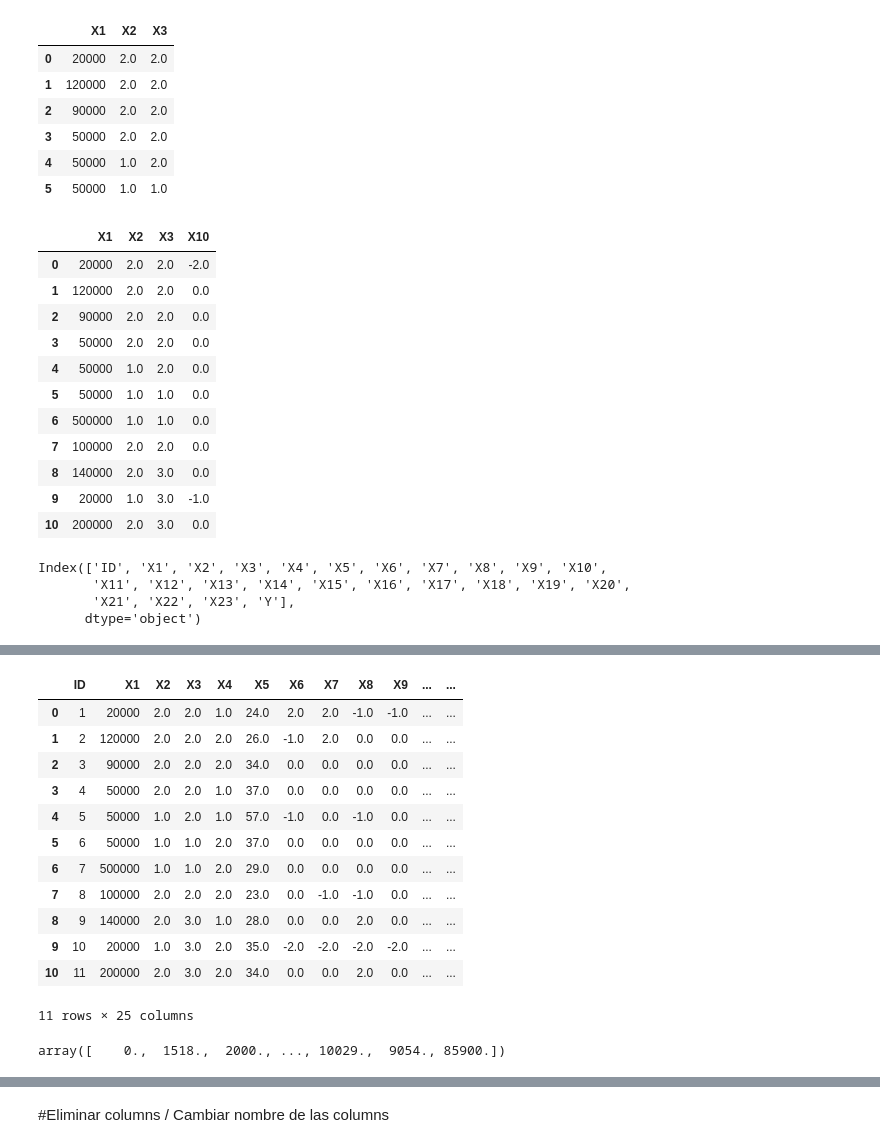
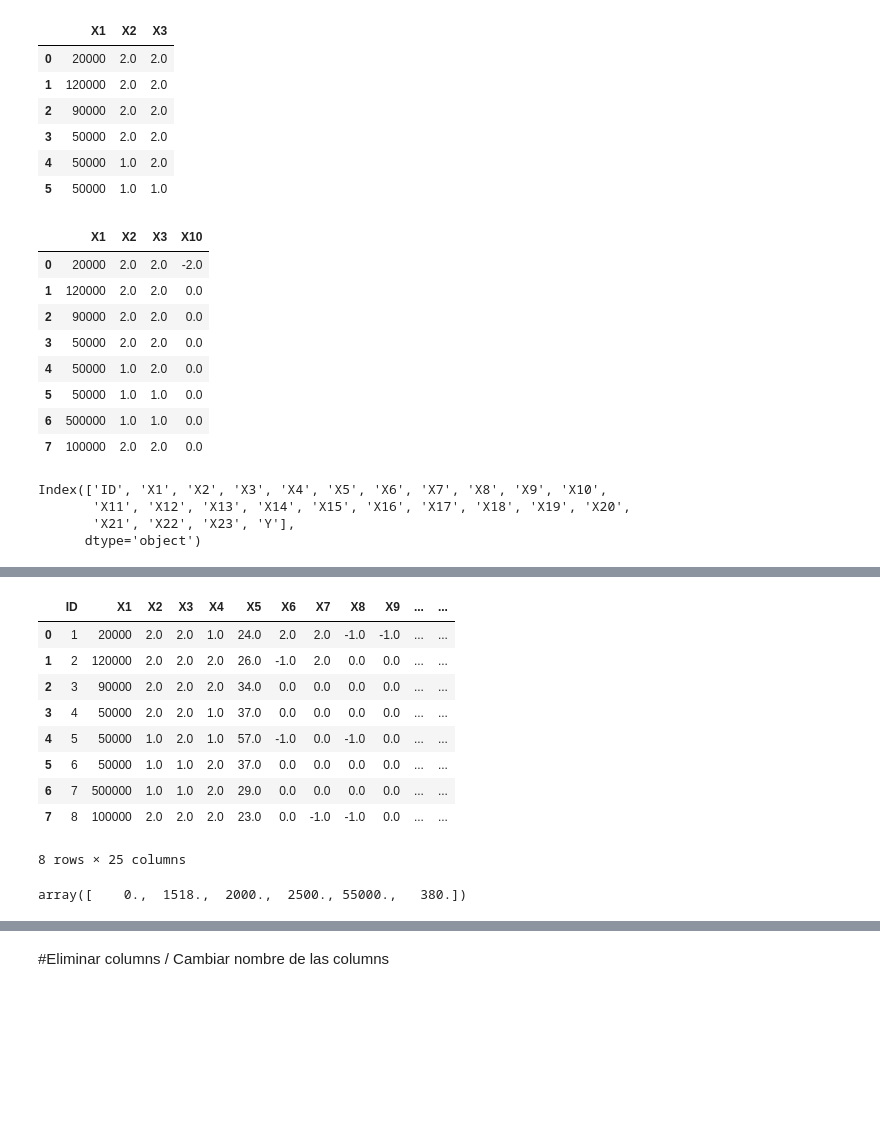
Before and after one commit to PosgradoMNA/actividades-del-projecto-equipo_98, a Jupyter notebook: Actividad3_Semana3.ipynb, the cells around one changed output, grey strips where cells are left out. Saved outputs shown, nothing was run; the diff lists cells and outputs as text; code cells hidden in the pictures; blank space fills up the shorter version.

```diff
--- a/Actividad3_Semana3.ipynb
+++ b/Actividad3_Semana3.ipynb
@@ -58,3 +58,6 @@ df
 | 29998 | 29999 | 80000 | 1.0 | 3.0 | 1.0 | 41.0 | 1.0 | -1.0 | 0.0 | 0.0 | ... | ... |
 | 29999 | 30000 | 50000 | 1.0 | 2.0 | 1.0 | 46.0 | 0.0 | 0.0 | 0.0 | 0.0 | ... | ... |
 30000 rows × 25 columns
+# %%
+df= df.head(8)
+df
@@ -297,8 +312,8 @@ dtype: int64
 # %%
 edu = {'X1': ndf.X1.mode()[0], 'X10': ndf['X10'].mean()}
 # %%
-ndf.X1.fillna(ndf.X1.mode()[0], inplace=True)
-ndf.X10.fillna(ndf.X10.mean(), inplace=True)
+ndf.X7.fillna(ndf.X7.mode()[0], inplace=True)
+ndf.X19.fillna(ndf.X19.mean(), inplace=True)
 ndf
 # %% [output]
 |  | ID | X1 | X2 | X3 | X4 | X5 | X6 | X7 | X8 | X9 | ... | ... |
@@ -340,9 +352,6 @@ ndf.iloc[0:11, [1, 2, 3, 10]] # iloc  - so, indices
 | 5 | 50000 | 1.0 | 1.0 | 0.0 |
 | 6 | 500000 | 1.0 | 1.0 | 0.0 |
 | 7 | 100000 | 2.0 | 2.0 | 0.0 |
-| 8 | 140000 | 2.0 | 3.0 | 0.0 |
-| 9 | 20000 | 1.0 | 3.0 | -1.0 |
-| 10 | 200000 | 2.0 | 3.0 | 0.0 |
 # %%
 ndf.columns
 # %% [output]
@@ -372,25 +381,22 @@ X22
 X23
 Y
 # %%
-ndf.head(11)
+ndf.head(8)
 # %% [output]
 |  | ID | X1 | X2 | X3 | X4 | X5 | X6 | X7 | X8 | X9 | ... | ... |
 | 0 | 1 | 20000 | 2.0 | 2.0 | 1.0 | 24.0 | 2.0 | 2.0 | -1.0 | -1.0 | ... | ... |
 | 1 | 2 | 120000 | 2.0 | 2.0 | 2.0 | 26.0 | -1.0 | 2.0 | 0.0 | 0.0 | ... | ... |
 | 2 | 3 | 90000 | 2.0 | 2.0 | 2.0 | 34.0 | 0.0 | 0.0 | 0.0 | 0.0 | ... | ... |
 | 3 | 4 | 50000 | 2.0 | 2.0 | 1.0 | 37.0 | 0.0 | 0.0 | 0.0 | 0.0 | ... | ... |
 | 4 | 5 | 50000 | 1.0 | 2.0 | 1.0 | 57.0 | -1.0 | 0.0 | -1.0 | 0.0 | ... | ... |
 | 5 | 6 | 50000 | 1.0 | 1.0 | 2.0 | 37.0 | 0.0 | 0.0 | 0.0 | 0.0 | ... | ... |
 | 6 | 7 | 500000 | 1.0 | 1.0 | 2.0 | 29.0 | 0.0 | 0.0 | 0.0 | 0.0 | ... | ... |
 | 7 | 8 | 100000 | 2.0 | 2.0 | 2.0 | 23.0 | 0.0 | -1.0 | -1.0 | 0.0 | ... | ... |
-| 8 | 9 | 140000 | 2.0 | 3.0 | 1.0 | 28.0 | 0.0 | 0.0 | 2.0 | 0.0 | ... | ... |
-| 9 | 10 | 20000 | 1.0 | 3.0 | 2.0 | 35.0 | -2.0 | -2.0 | -2.0 | -2.0 | ... | ... |
-| 10 | 11 | 200000 | 2.0 | 3.0 | 2.0 | 34.0 | 0.0 | 0.0 | 2.0 | 0.0 | ... | ... |
-11 rows × 25 columns
+8 rows × 25 columns
 # %%
 ndf.X18.unique()
 # %% [output]
-array([    0.,  1518.,  2000., ..., 10029.,  9054., 85900.])
+array([    0.,  1518.,  2000.,  2500., 55000.,   380.])
 # %%
 df.groupby(['X1', 'X2']).size()
 # %% [output]
```
Also changed, not shown: parts of 21 cells of this notebook.
